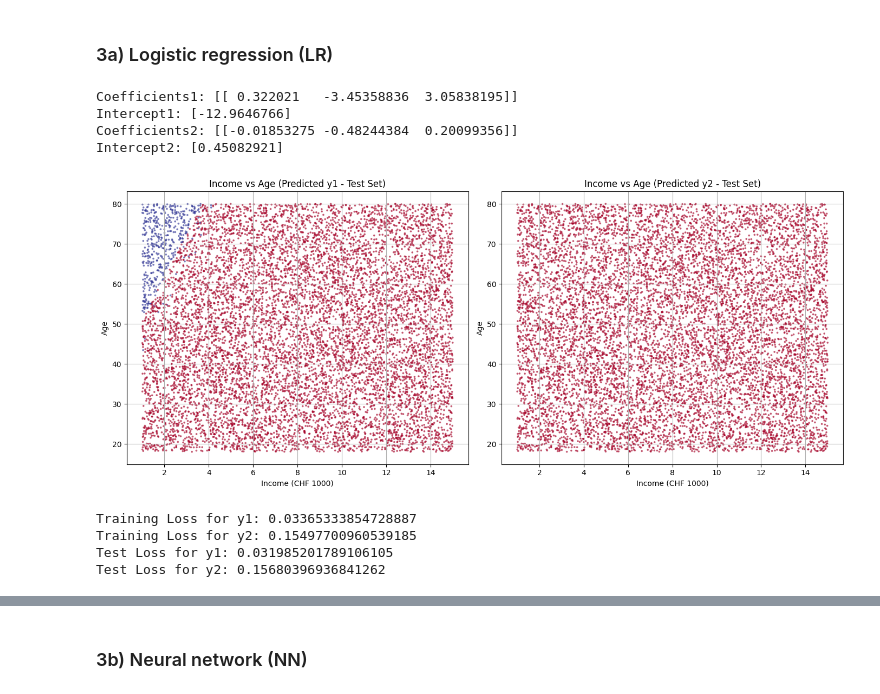
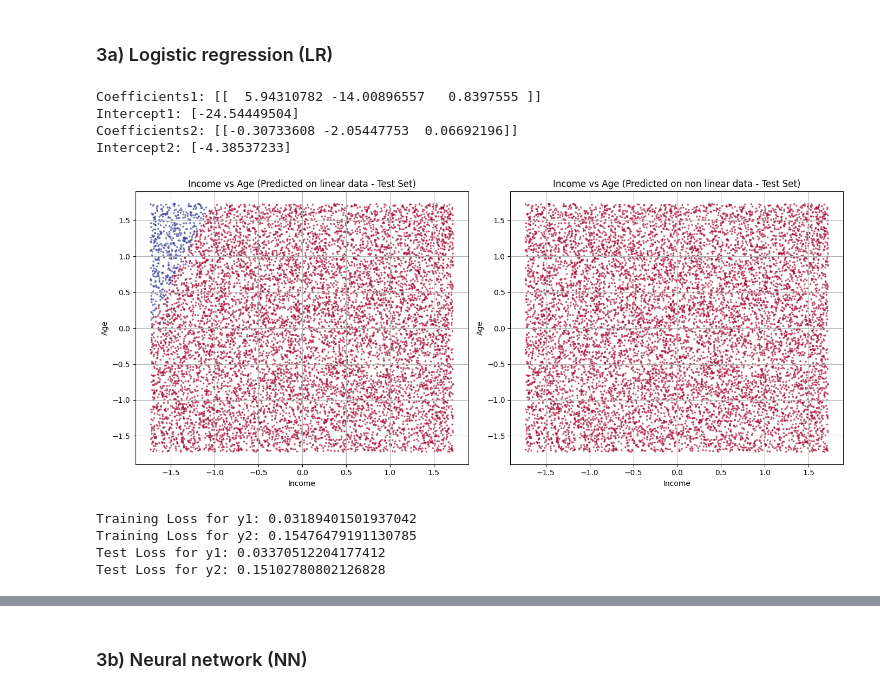
Before and after one commit to LuciaHrovatin/Credit_Analytics, a Jupyter notebook: CreditAnalytics.ipynb, the cells around one changed output, grey strips where cells are left out. Saved outputs shown, nothing was run; the diff lists cells and outputs as text; code cells hidden in the pictures.

```diff
--- a/CreditAnalytics.ipynb
+++ b/CreditAnalytics.ipynb
@@ -142,3 +167,12 @@ training_set_x, test_set_x, training_set_y1, test_set_y1, training_set_y2, test_
+# %%
+# Divide the dataset into training and test sets
+training_set_x, test_set_x, training_set_y1, test_set_y1, training_set_y2, test_set_y2 = train_test_split(
+    features, y1, y2, train_size=m, test_size=n, random_state=random_seed)
+
+# Features normalization
+scaler = preprocessing.StandardScaler()
+training_set_x = scaler.fit_transform(training_set_x)
+test_set_x = scaler.transform(test_set_x)
 # %%
 plt.figure(figsize=(14, 6))
 
@@ -180,60 +214,60 @@ plt.show()
 ### 3a) Logistic regression (LR)
 # %%
 # Implement and train a logistic regression model
-logistic_regression1 = LogisticRegression(penalty=None).fit(training_set_x, training_set_y1)
-logistic_regression2 = LogisticRegression(penalty=None).fit(training_set_x, training_set_y2)
+logistic_regression_linear = LogisticRegression(penalty=None).fit(training_set_x, training_set_y1)
+logistic_regression_nonlinear = LogisticRegression(penalty=None).fit(training_set_x, training_set_y2)
 
 # Look at the parameters of the fitted model
-print('Coefficients1:', logistic_regression1.coef_)
-print('Intercept1:', logistic_regression1.intercept_)
-print('Coefficients2:', logistic_regression2.coef_)
-print('Intercept2:', logistic_regression2.intercept_)
+print('Coefficients1:', logistic_regression_linear.coef_)
+print('Intercept1:', logistic_regression_linear.intercept_)
+print('Coefficients2:', logistic_regression_nonlinear.coef_)
+print('Intercept2:', logistic_regression_nonlinear.intercept_)
 # Predict the labels for the test set
-predicted_y1 = logistic_regression1.predict(test_set_x)
-predicted_y2 = logistic_regression2.predict(test_set_x)
+predicted_y1 = logistic_regression_linear.predict(test_set_x)
+predicted_y2 = logistic_regression_nonlinear.predict(test_set_x)
 # %% [output]
-Coefficients1: [[ 0.322021   -3.45358836  3.05838195]]
-Intercept1: [-12.9646766]
-Coefficients2: [[-0.01853275 -0.48244384  0.20099356]]
-Intercept2: [0.45082921]
+Coefficients1: [[  5.94310782 -14.00896557   0.8397555 ]]
+Intercept1: [-24.54449504]
+Coefficients2: [[-0.30733608 -2.05447753  0.06692196]]
+Intercept2: [-4.38537233]
 # %%
 plt.figure(figsize=(14, 6))
 
 # Scatter plot for predicted_y1
 plt.subplot(1, 2, 1)
 plt.scatter(test_set_x[:, 1], test_set_x[:, 0], c=predicted_y1, cmap=plt.cm.RdYlBu, alpha=0.5, s=3)
-plt.title('Income vs Age (Predicted y1 - Test Set)')
-plt.xlabel('Income (CHF 1000)')
+plt.title('Income vs Age (Predicted on linear data - Test Set)')
+plt.xlabel('Income')
 plt.ylabel('Age')
 plt.grid(True)
 
 # Scatter plot for predicted_y2( really bad!)
 plt.subplot(1, 2, 2)
 plt.scatter(test_set_x[:, 1], test_set_x[:, 0], c=predicted_y2, cmap=plt.cm.RdYlBu, alpha=0.5, s=3)
-plt.title('Income vs Age (Predicted y2 - Test Set)')
-plt.xlabel('Income (CHF 1000)')
+plt.title('Income vs Age (Predicted on non linear data - Test Set)')
+plt.xlabel('Income')
 plt.ylabel('Age')
 plt.grid(True)
 
 plt.tight_layout()
 plt.show()
 # %% [output]
-[figure, old version]
+[figure, new version]
 # %%
 # Compute cross-entropy loss for the training set
-train_loss_y1 = log_loss(training_set_y1, logistic_regression1.predict_proba(training_set_x))
-train_loss_y2 = log_loss(training_set_y2, logistic_regression2.predict_proba(training_set_x))
+train_loss_y1 = log_loss(training_set_y1, logistic_regression_linear.predict_proba(training_set_x))
+train_loss_y2 = log_loss(training_set_y2, logistic_regression_nonlinear.predict_proba(training_set_x))
 
 # Compute cross-entropy loss for the test set
-test_loss_y1 = log_loss(test_set_y1, logistic_regression1.predict_proba(test_set_x))
-test_loss_y2 = log_loss(test_set_y2, logistic_regression2.predict_proba(test_set_x))
+test_loss_y1 = log_loss(test_set_y1, logistic_regression_linear.predict_proba(test_set_x))
+test_loss_y2 = log_loss(test_set_y2, logistic_regression_nonlinear.predict_proba(test_set_x))
 
 print(f"Training Loss for y1: {train_loss_y1}")
 print(f"Training Loss for y2: {train_loss_y2}")
 print(f"Test Loss for y1: {test_loss_y1}")
 print(f"Test Loss for y2: {test_loss_y2}")
 # %% [output]
-Training Loss for y1: 0.03365333854728887
-Training Loss for y2: 0.15497700960539185
-Test Loss for y1: 0.031985201789106105
-Test Loss for y2: 0.15680396936841262
+Training Loss for y1: 0.03189401501937042
+Training Loss for y2: 0.15476479191130785
+Test Loss for y1: 0.03370512204177412
+Test Loss for y2: 0.15102780802126828
```
Also changed, not shown: parts of 12 cells of this notebook.
